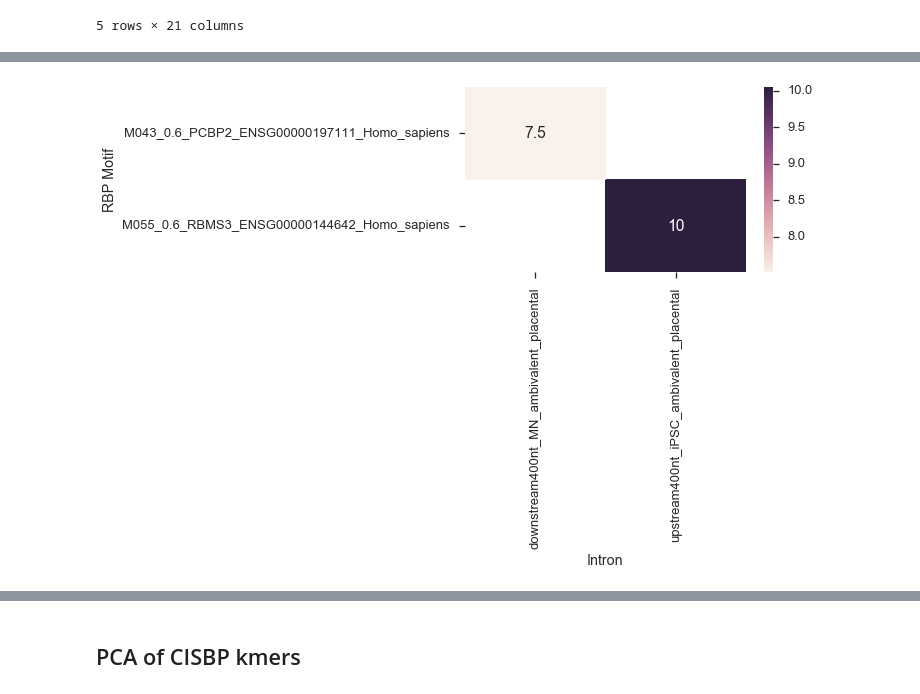
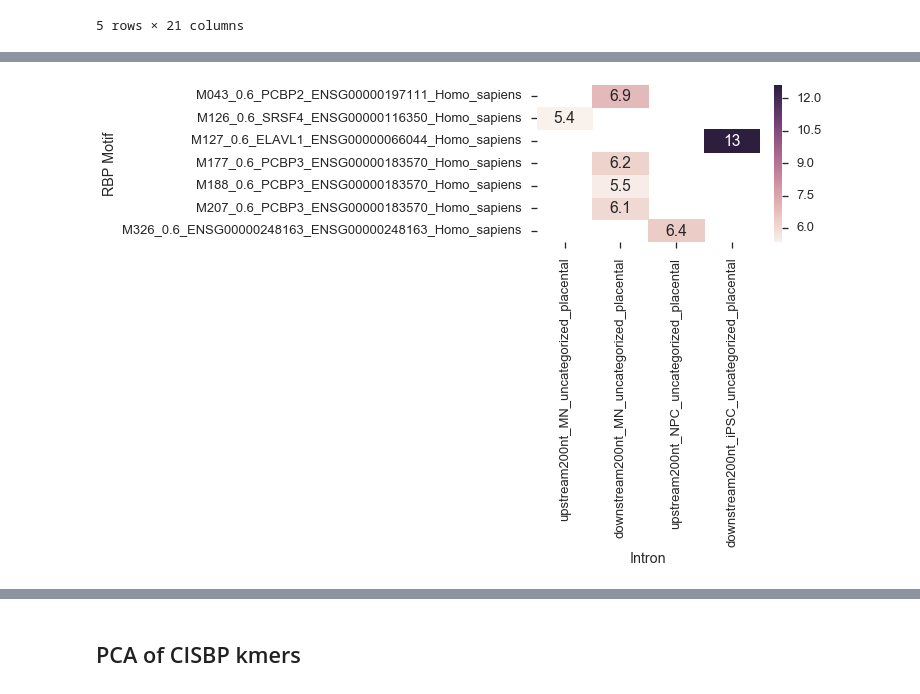
Before and after one commit to YeoLab/singlecell_pnm, a Jupyter notebook: 3._Figure_3/2.8_Figure_2,_part_8_-_kmer_zscore_clustering_cisbp.ipynb, the cells around one changed output, grey strips where cells are left out. Drawn from its saved outputs; the diff is of its cells as text; code cells hidden in the pictures.

```diff
--- a/3._Figure_3/2.8_Figure_2,_part_8_-_kmer_zscore_clustering_cisbp.ipynb
+++ b/3._Figure_3/2.8_Figure_2,_part_8_-_kmer_zscore_clustering_cisbp.ipynb
@@ -138 +134,3 @@ zscores_filtered
+# %%
+uncategorized_middle_cols = [x for x in study.supplemental.kmer_zscores.columns if 'middle' in x or 'uncategorized' in x]
 # %%
@@ -455,6 +453,6 @@ t_statistic_filtered.head()
 5 rows × 26 columns
 # %%
 
-ambivalent_concurrent_t_statistic = t_statistic_filtered.loc[:, ambivalent_concurrent_cols].dropna(how='all')
-ambivalent_concurrent_t_statistic.head()
+uncategorized_middle_t_statistic = t_statistic_filtered.loc[:, uncategorized_middle_cols].dropna(how='all')
+uncategorized_middle_t_statistic.head()
 # %% [output]
@@ -465,11 +466,11 @@ ambivalent_concurrent_t_statistic.head()
 # %%
 sns.set(context='talk', style='ticks')
 fig, ax = plt.subplots()
-sns.heatmap(ambivalent_concurrent_t_statistic.dropna(how='all', axis=1), annot=True)
+sns.heatmap(uncategorized_middle_t_statistic.dropna(how='all', axis=1), annot=True)
 plt.setp(ax.get_xticklabels(), rotation=90);
 fig.tight_layout()
 # %% [output]
-[figure, old version]
+[figure, new version]
 # %%
 study.plot_gene('RBMS3')
 # %% [output]
```
Also changed, not shown: parts of 36 cells of this notebook, 39 other files.
